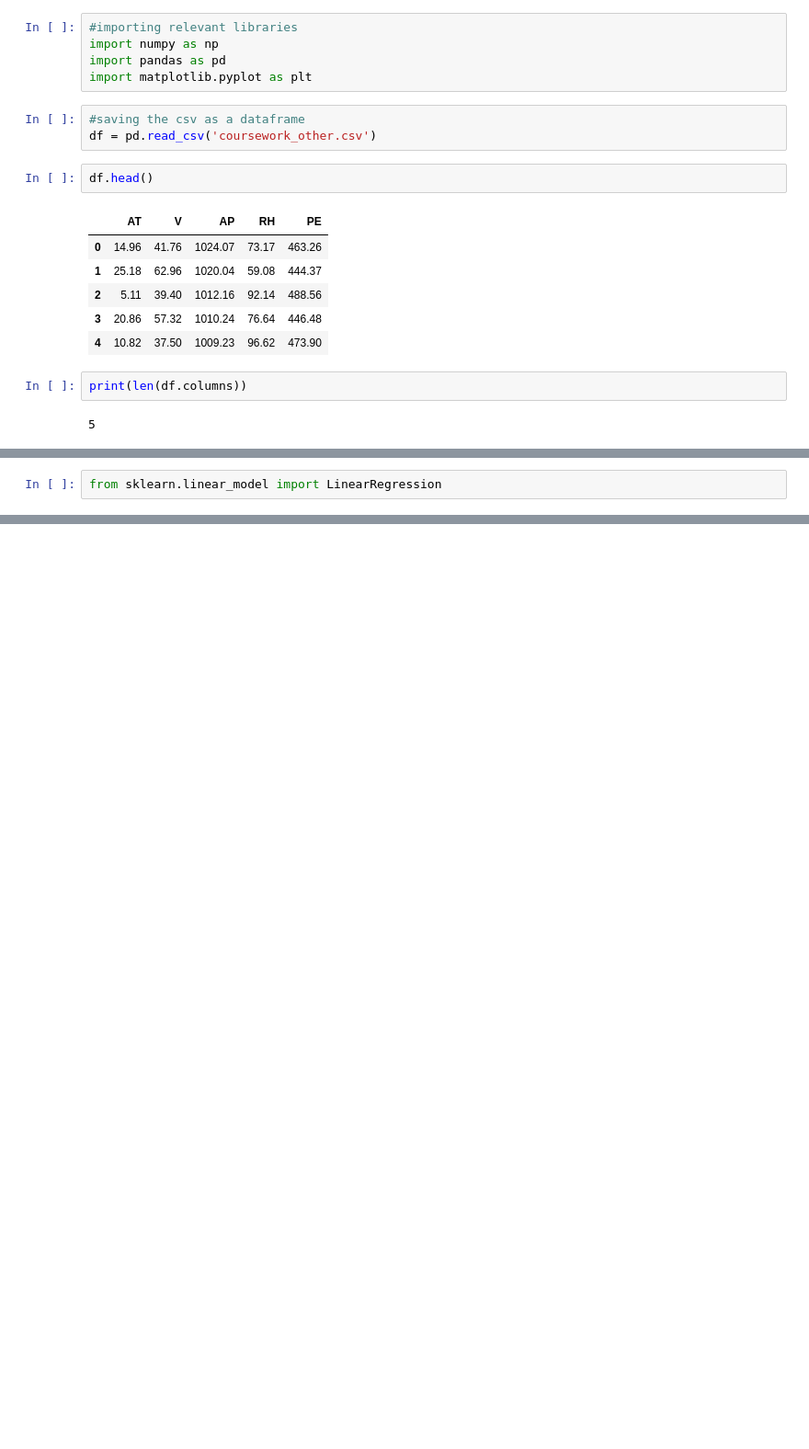
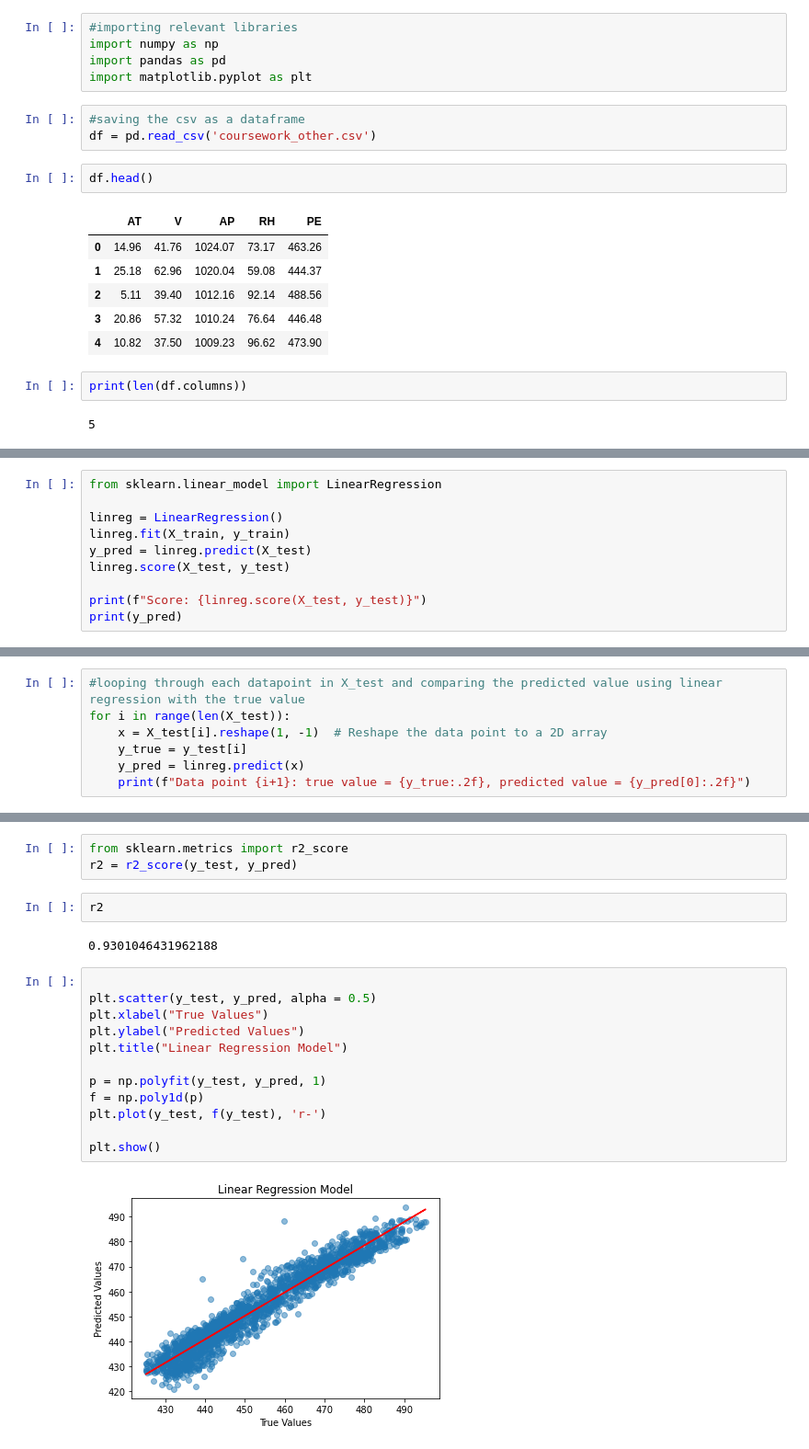
Before and after one commit to Courtsy/Intro-to-AI, a Jupyter notebook: AICoursework.ipynb, the cells around one changed output, grey strips where cells are left out. Shown: that part at 92% size. Cells and saved outputs as stored; diff of their text form; blank space fills up the shorter version.

Commit message:
polynomial and linear regression almost complete

```diff
--- a/AICoursework.ipynb
+++ b/AICoursework.ipynb
@@ -40,2 +62,10 @@ X_train, X_test, y_train, y_test = train_test_split(X, y, test_size = 0.2, rando
 # %%
 from sklearn.linear_model import LinearRegression
+
+linreg = LinearRegression()
+linreg.fit(X_train, y_train)
+y_pred = linreg.predict(X_test)
+linreg.score(X_test, y_test)
+
+print(f"Score: {linreg.score(X_test, y_test)}")
+print(y_pred)
@@ -41,0 +76,7 @@ from sklearn.linear_model import LinearRegression
+# %%
+#looping through each datapoint in X_test and comparing the predicted value using linear regression with the true value
+for i in range(len(X_test)):
+    x = X_test[i].reshape(1, -1)  # Reshape the data point to a 2D array
+    y_true = y_test[i]
+    y_pred = linreg.predict(x)
+    print(f"Data point {i+1}: true value = {y_true:.2f}, predicted value = {y_pred[0]:.2f}")
@@ -41,0 +101,21 @@ from sklearn.linear_model import LinearRegression
+# %%
+from sklearn.metrics import r2_score
+r2 = r2_score(y_test, y_pred)
+# %%
+r2
+# %% [output]
+0.9301046431962188
+# %%
+
+plt.scatter(y_test, y_pred, alpha = 0.5)
+plt.xlabel("True Values")
+plt.ylabel("Predicted Values")
+plt.title("Linear Regression Model")
+
+p = np.polyfit(y_test, y_pred, 1)
+f = np.poly1d(p)
+plt.plot(y_test, f(y_test), 'r-')
+
+plt.show()
+# %% [output]
+[figure, added]
```
Also changed, not shown: parts of 19 cells of this notebook.
